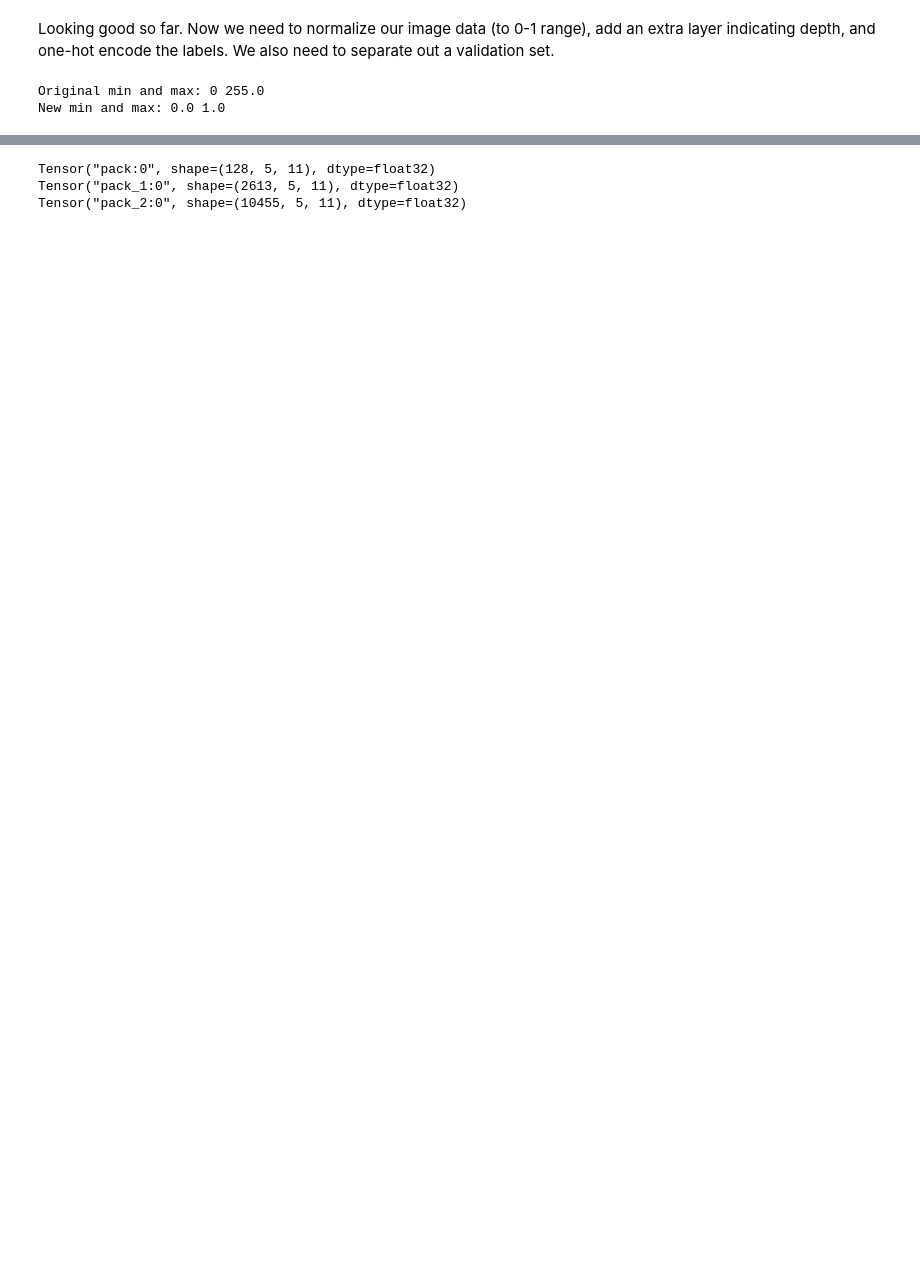
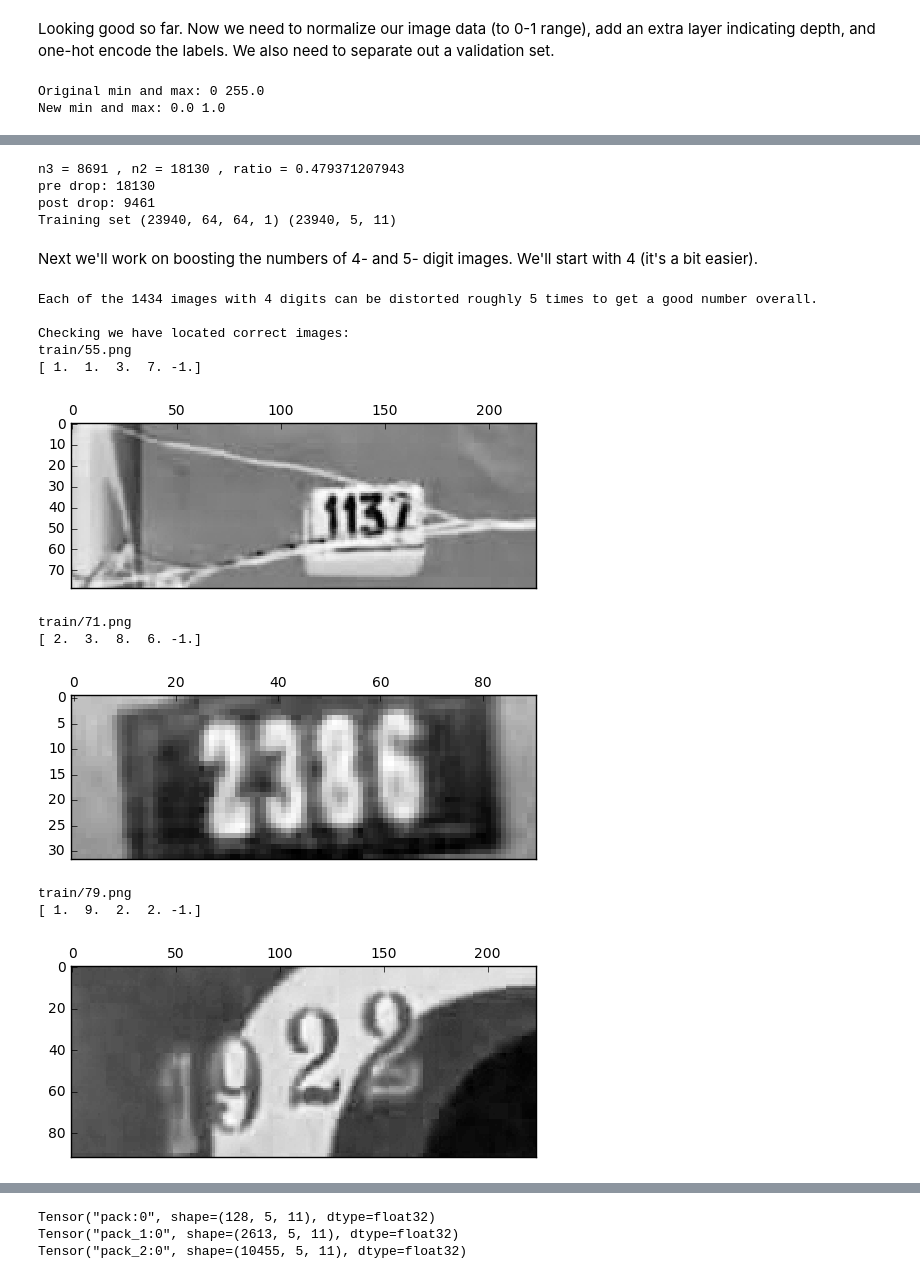
Before and after one commit to anoopctkm/machine-learning, a Jupyter notebook: projects/digit_recognition/digit_recognition.ipynb, the cells around one changed output, grey strips where cells are left out. Cells and saved outputs as stored; diff of their text form; code cells hidden in the pictures; blank space fills up the shorter version.

```diff
--- a/projects/digit_recognition/digit_recognition.ipynb
+++ b/projects/digit_recognition/digit_recognition.ipynb
@@ -897,0 +1015,60 @@ print(train_svhn_l[0])  # Should correspond to 1,9 shown above (trailed by -1's)
+# %%
+# Start by reducing the number of 2-digit images to approx. number of 1-digit images
+n2 = np.sum(np.sum(train_svhn_labels >= 0, axis = 1) == 2)
+n3 = np.sum(np.sum(train_svhn_labels >= 0, axis = 1) == 3)
+ratio = 1.0 * n3 / n2
+
+print('n3 =', n3, ', n2 =', n2, ', ratio =', ratio)
+
+# Identify 2s and randomly sample a selection to drop
+from random import random
+is_2 = np.sum(train_svhn_labels >= 0, axis = 1) == 2
+print('pre drop:', np.sum(is_2))
+for i, val in enumerate(is_2):
+    if random() < ratio:
+        is_2[i] = False
+print('post drop:', np.sum(is_2))
+
+# Now drop those indices from training data and labels
+train_svhn = train_svhn[np.logical_not(is_2)]
+train_svhn_l = train_svhn_l[np.logical_not(is_2)]
+print('Training set', train_svhn.shape, train_svhn_l.shape)
+# %% [output]
+n3 = 8691 , n2 = 18130 , ratio = 0.479371207943
+pre drop: 18130
+post drop: 9461
+Training set (23940, 64, 64, 1) (23940, 5, 11)
+# %% [markdown]
+Next we'll work on boosting the numbers of 4- and 5- digit images. We'll start with 4 (it's a bit easier).
+# %%
+n4 = np.sum(np.sum(train_svhn_labels >= 0, axis = 1) == 4)
+ratio = n3 / n4
+print('Each of the', n4, 'images with 4 digits can be distorted roughly',
+      ratio - 1, 'times to get a good number overall.')
+
+# Find images with 4 digits
+is_4 = np.sum(train_svhn_labels >= 0, axis = 1) == 4
+index_4 = np.where(is_4)[0]  # indexes of 4-digit images
+images_4 = index_4 + 1 # image numbers
+
+print()
+print('Checking we have located correct images:')
+for i in images_4[:3]:
+    im_file = train_svnh_folder + '/' + str(i) + '.png'
+    print(im_file)
+    print(train_svhn_labels[i - 1])
+    im = Image.open(im_file).convert('L')
+    show(im)
+# %% [output]
+Each of the 1434 images with 4 digits can be distorted roughly 5 times to get a good number overall.
+
+Checking we have located correct images:
+train/55.png
+[ 1.  1.  3.  7. -1.]
+[figure, added]
+train/71.png
+[ 2.  3.  8.  6. -1.]
+[figure, added]
+train/79.png
+[ 1.  9.  2.  2. -1.]
+[figure, added]
```
Also changed, not shown: parts of 28 cells of this notebook.
